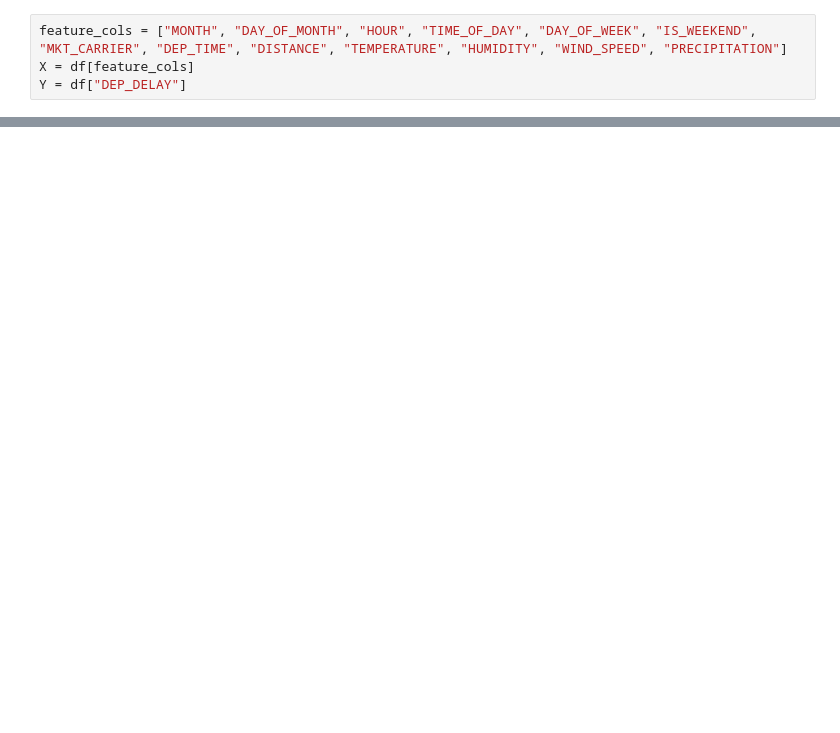
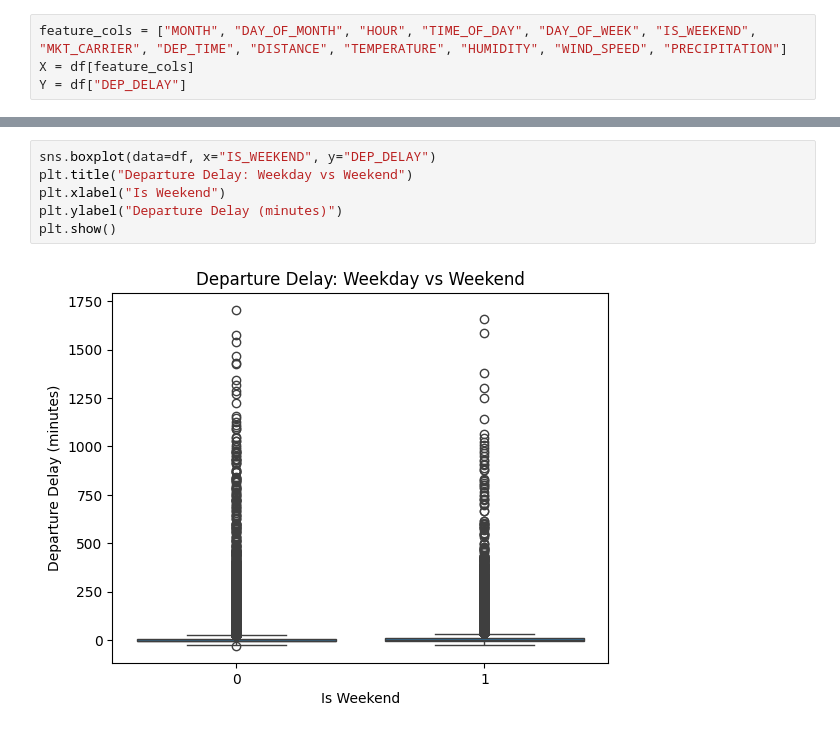
Before and after one commit to themohitnair/flitepred, a Jupyter notebook: model/viz.ipynb, the cells around one changed output, grey strips where cells are left out. Cells and saved outputs as stored; diff of their text form; blank space fills up the shorter version.

```diff
--- a/model/viz.ipynb
+++ b/model/viz.ipynb
@@ -17,0 +43,8 @@ Y = df["DEP_DELAY"]
+# %%
+sns.boxplot(data=df, x="IS_WEEKEND", y="DEP_DELAY")
+plt.title("Departure Delay: Weekday vs Weekend")
+plt.xlabel("Is Weekend")
+plt.ylabel("Departure Delay (minutes)")
+plt.show()
+# %% [output]
+[figure, added]
```
Also changed, not shown: parts of 4 cells of this notebook.
